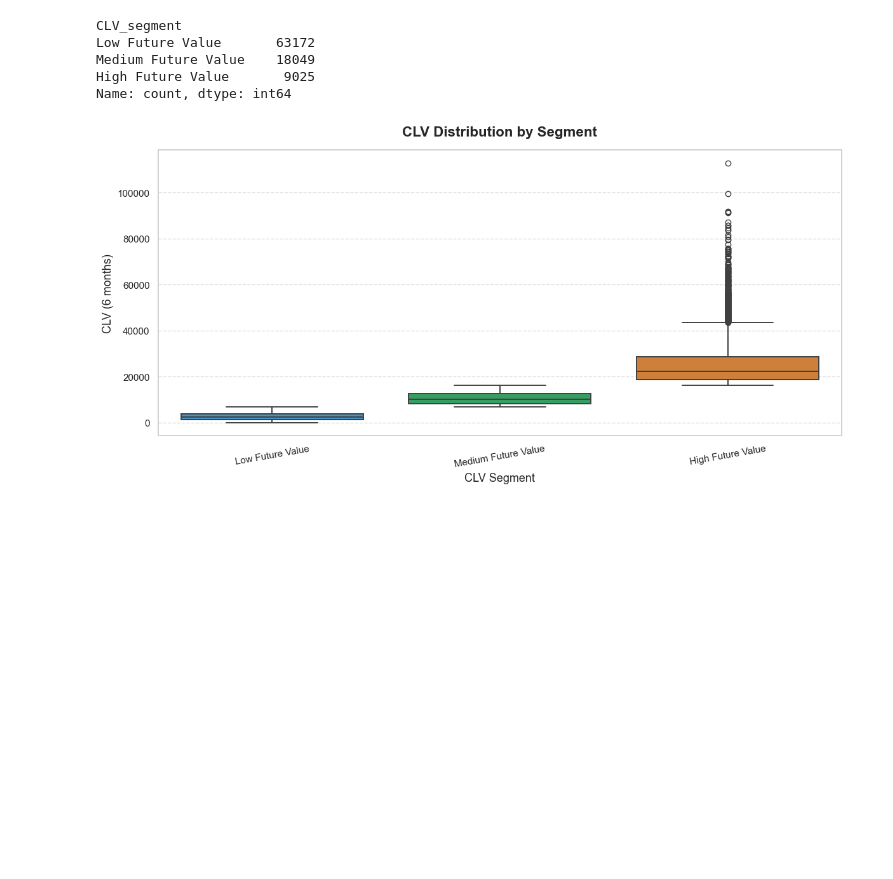
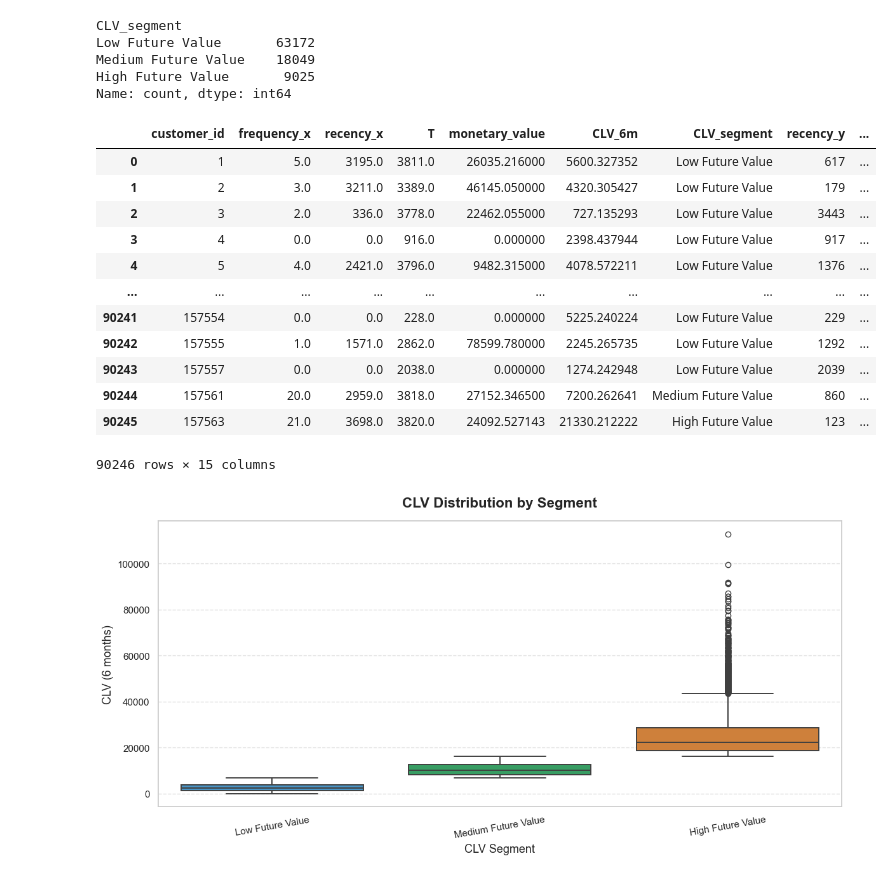
Before and after one commit to chikien07012006/Datathon, a Jupyter notebook: EDA/RFM_Segmentation_&_BGNBD_&_GammaGamma.ipynb, the cells around one changed output. Drawn from its saved outputs; the diff is of its cells as text; code cells hidden in the pictures; blank space fills up the shorter version.

```diff
--- a/EDA/RFM_Segmentation_&_BGNBD_&_GammaGamma.ipynb
+++ b/EDA/RFM_Segmentation_&_BGNBD_&_GammaGamma.ipynb
@@ -211,6 +211,23 @@ Low Future Value       63172
 Medium Future Value    18049
 High Future Value       9025
 Name: count, dtype: int64
+# %%
+summary = summary.merge(rfm_q, on='customer_id')
+summary
+# %% [output]
+|  | customer_id | frequency_x | recency_x | T | monetary_value | CLV_6m | CLV_segment | recency_y | ... |
+| 0 | 1 | 5.0 | 3195.0 | 3811.0 | 26035.216000 | 5600.327352 | Low Future Value | 617 | ... |
+| 1 | 2 | 3.0 | 3211.0 | 3389.0 | 46145.050000 | 4320.305427 | Low Future Value | 179 | ... |
+| 2 | 3 | 2.0 | 336.0 | 3778.0 | 22462.055000 | 727.135293 | Low Future Value | 3443 | ... |
+| 3 | 4 | 0.0 | 0.0 | 916.0 | 0.000000 | 2398.437944 | Low Future Value | 917 | ... |
+| 4 | 5 | 4.0 | 2421.0 | 3796.0 | 9482.315000 | 4078.572211 | Low Future Value | 1376 | ... |
+| ... | ... | ... | ... | ... | ... | ... | ... | ... | ... |
+| 90241 | 157554 | 0.0 | 0.0 | 228.0 | 0.000000 | 5225.240224 | Low Future Value | 229 | ... |
+| 90242 | 157555 | 1.0 | 1571.0 | 2862.0 | 78599.780000 | 2245.265735 | Low Future Value | 1292 | ... |
+| 90243 | 157557 | 0.0 | 0.0 | 2038.0 | 0.000000 | 1274.242948 | Low Future Value | 2039 | ... |
+| 90244 | 157561 | 20.0 | 2959.0 | 3818.0 | 27152.346500 | 7200.262641 | Medium Future Value | 860 | ... |
+| 90245 | 157563 | 21.0 | 3698.0 | 3820.0 | 24092.527143 | 21330.212222 | High Future Value | 123 | ... |
+90246 rows × 15 columns
 # %%
 import seaborn as sns
 import matplotlib.pyplot as plt
```
Also changed, not shown: parts of 1 cell of this notebook, 2 other files.
